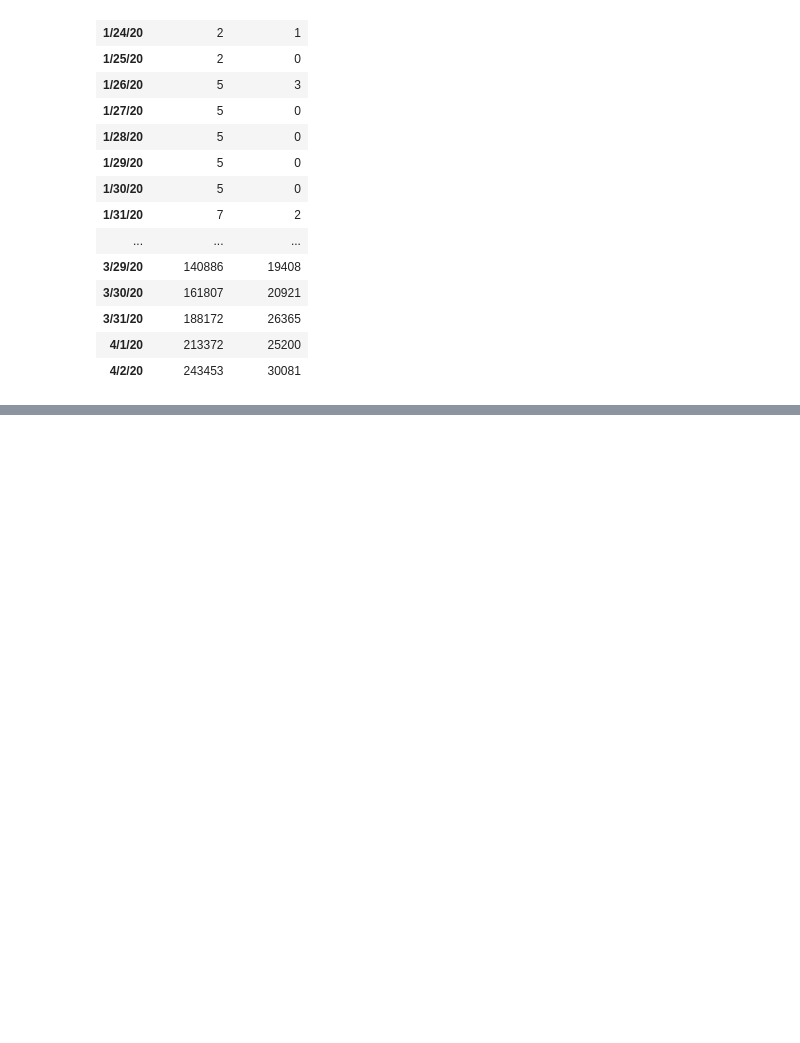
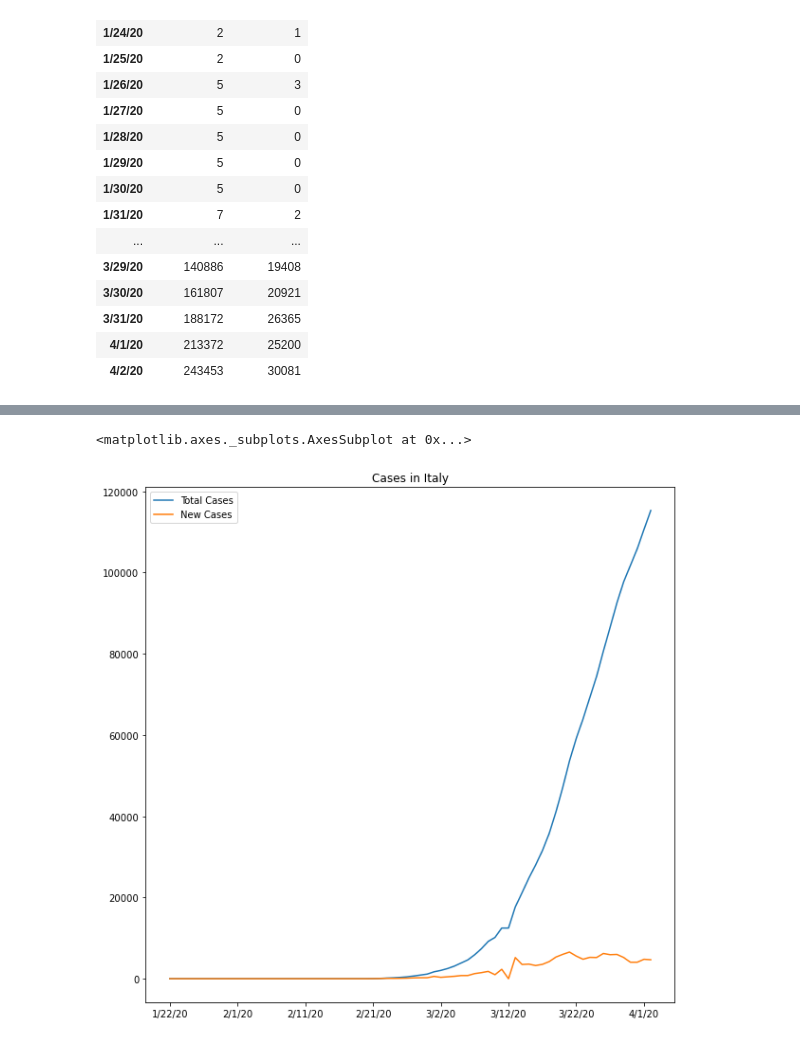
Before and after one commit to whynotavailable/notebooks, a Jupyter notebook: covid/time_series.ipynb, the cells around one changed output, grey strips where cells are left out. Cells and saved outputs as stored; diff of their text form; code cells hidden in the pictures; blank space fills up the shorter version.

```diff
--- a/covid/time_series.ipynb
+++ b/covid/time_series.ipynb
@@ -68 +68,7 @@ us.plot(figsize=(10,10))
+# %%
+italy = get_cleaned('Italy')
+italy.plot(figsize=(10,10), title='Cases in Italy')
+# %% [output]
+<matplotlib.axes._subplots.AxesSubplot at 0x...>
+[figure, added]
 # %%
```
Also changed, not shown: parts of 4 cells of this notebook.
